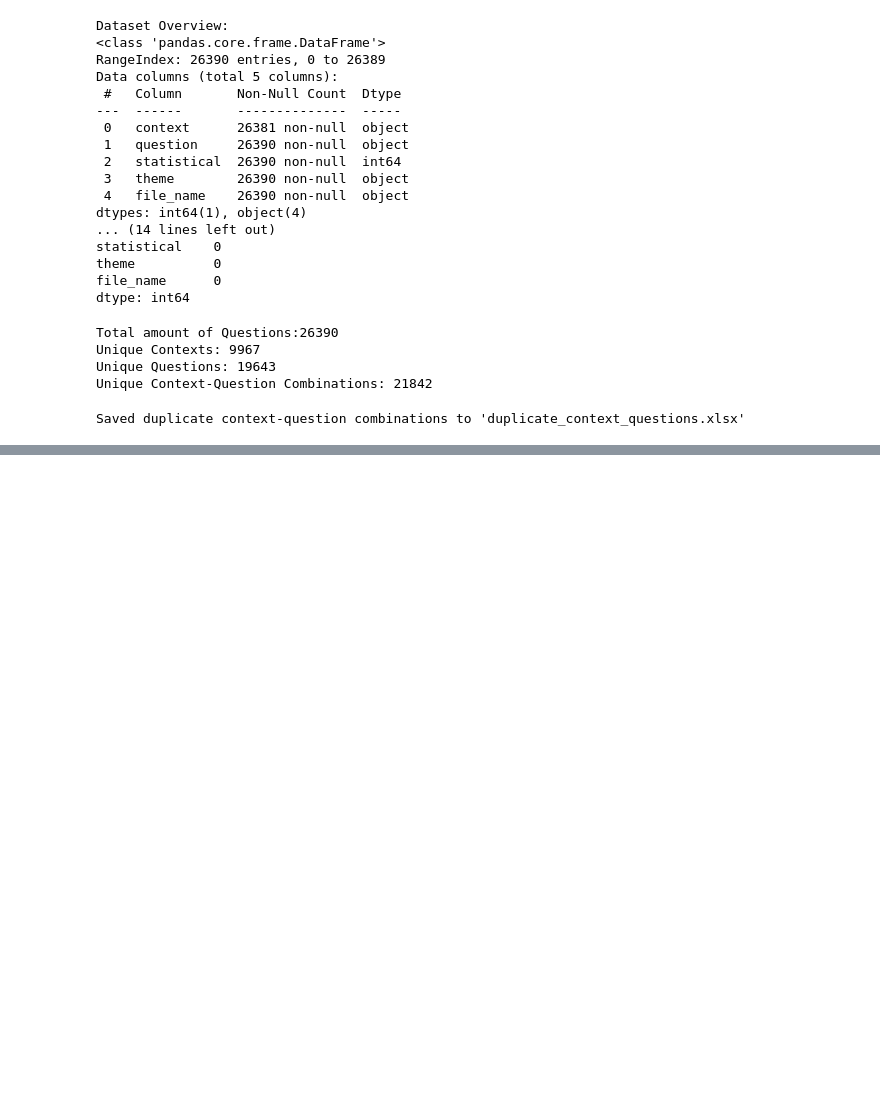
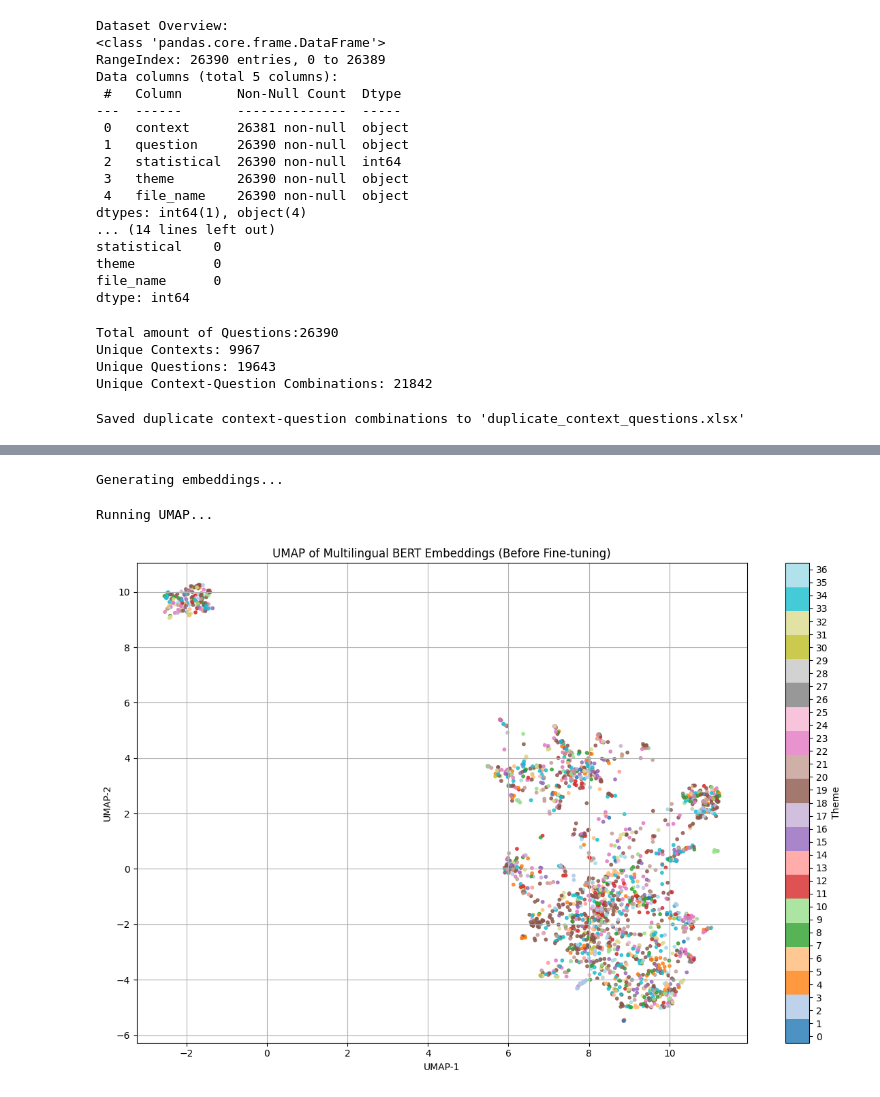
Before and after one commit to Corrie09/IdentifyingAndClassifying-Dutch-Statistical-Questions, a Jupyter notebook: EDA/EDA.ipynb, the cells around one changed output, grey strips where cells are left out. Cells and saved outputs as stored; diff of their text form; code cells hidden in the pictures; blank space fills up the shorter version.

```diff
--- a/EDA/EDA.ipynb
+++ b/EDA/EDA.ipynb
@@ -92,0 +171,54 @@ Saved duplicate context-question combinations to 'duplicate_context_questions.xl
+# %%
+
+# Load MultiBERT
+model_name = "bert-base-multilingual-cased"
+tokenizer = AutoTokenizer.from_pretrained(model_name)
+model = AutoModel.from_pretrained(model_name)
+model.eval()  # inference mode
+
+# Move to GPU if available
+device = torch.device("cuda" if torch.cuda.is_available() else "cpu")
+model = model.to(device)
+
+# Get embeddings
+def get_cls_embedding(text):
+    inputs = tokenizer(text, return_tensors="pt", truncation=True, padding="max_length", max_length=512)
+    inputs = {k: v.to(device) for k, v in inputs.items()}
+    with torch.no_grad():
+        outputs = model(**inputs)
+        cls_embedding = outputs.last_hidden_state[:, 0, :]  # CLS token
+    return cls_embedding.cpu().squeeze().numpy()
+
+# Extract embeddings for a sample (to keep it fast)
+sample_df = df.sample(n=2000, random_state=42)  # Change size if needed
+embeddings = []
+
+print("Generating embeddings...")
+for text in tqdm(sample_df["context_question"]):
+    emb = get_cls_embedding(text)
+    embeddings.append(emb)
+
+# UMAP reduction
+print("Running UMAP...")
+reducer = umap.UMAP(n_neighbors=15, min_dist=0.1, metric='cosine', random_state=42)
+embedding_2d = reducer.fit_transform(embeddings)
+
+# Label encode themes for coloring
+le = LabelEncoder()
+labels = le.fit_transform(sample_df["theme"])
+
+# Plot
+plt.figure(figsize=(12, 8))
+scatter = plt.scatter(embedding_2d[:, 0], embedding_2d[:, 1], c=labels, cmap="tab20", s=10, alpha=0.8)
+plt.title("UMAP of Multilingual BERT Embeddings (Before Fine-tuning)")
+plt.xlabel("UMAP-1")
+plt.ylabel("UMAP-2")
+plt.colorbar(scatter, ticks=range(len(le.classes_)), label="Theme")
+plt.clim(-0.5, len(le.classes_)-0.5)
+plt.grid(True)
+plt.tight_layout()
+plt.show()
+# %% [output]
+Generating embeddings...
+Running UMAP...
+[figure, added]
```
Also changed, not shown: parts of 5 cells of this notebook, 1 other file.
